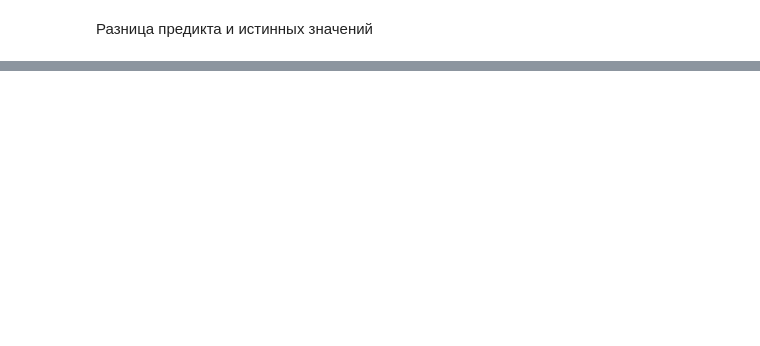
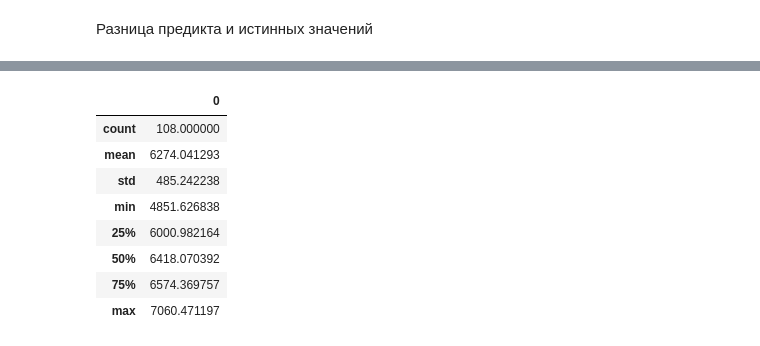
Before and after one commit to Strang1k/tgbot-daily_revenue_prediction, a Jupyter notebook: viruchka.ipynb, the cells around one changed output, grey strips where cells are left out. Drawn from its saved outputs; the diff is of its cells as text; code cells hidden in the pictures; blank space fills up the shorter version.

```diff
--- a/viruchka.ipynb
+++ b/viruchka.ipynb
@@ -497,0 +516,8 @@ pipe = Pipeline([
+# %%
+from sklearn.neighbors import KNeighborsRegressor
+knr = KNeighborsRegressor(n_neighbors=10, weights='uniform', algorithm='auto', n_jobs=4)
+#algorithm{‘auto’, ‘ball_tree’, ‘kd_tree’, ‘brute’}
+#weights{‘uniform’, ‘distance’}
+#p1/2 манх/эквлид дист
+# %%
+knr.fit(X_train1, y_train)
@@ -497,0 +534,14 @@ pipe = Pipeline([
+# %%
+def select_weights(y_true, y_pred_1, y_pred_2, y_pred_3):
+    metric = []
+    grid = np.linspace(0, 1, 1000)
+    for w_2 in grid:
+      for w_0 in grid:
+        w_1 = 1 - w_0
+        y = y_pred_1 * w_0 + y_pred_2 * w_1 + y_pred_3 * w_2
+
+        metric.append([mean_squared_error(y_true, y), w_0, w_1, w_2])
+
+    return metric
+# %%
+rmse_blending_test, w_0, w_1, w_2 = min(select_weights(y_test, knr.predict(X_test1), cbm.predict(X_test), lgbmr.predict(X_lgbm_test)), key=lambda x: x[0])
@@ -497,0 +609,14 @@ pipe = Pipeline([
+# %%
+blendres = knr.predict(X_test1)*w_0+cbm.predict(X_test)*w_1+lgbmr.predict(X_lgbm_test)*w_2
+blendres = pd.DataFrame(blendres)
+blendres.describe()
+# %% [output]
+|  | 0 |
+| count | 108.000000 |
+| mean | 6274.041293 |
+| std | 485.242238 |
+| min | 4851.626838 |
+| 25% | 6000.982164 |
+| 50% | 6418.070392 |
+| 75% | 6574.369757 |
+| max | 7060.471197 |
```
Also changed, not shown: parts of 139 cells of this notebook.
